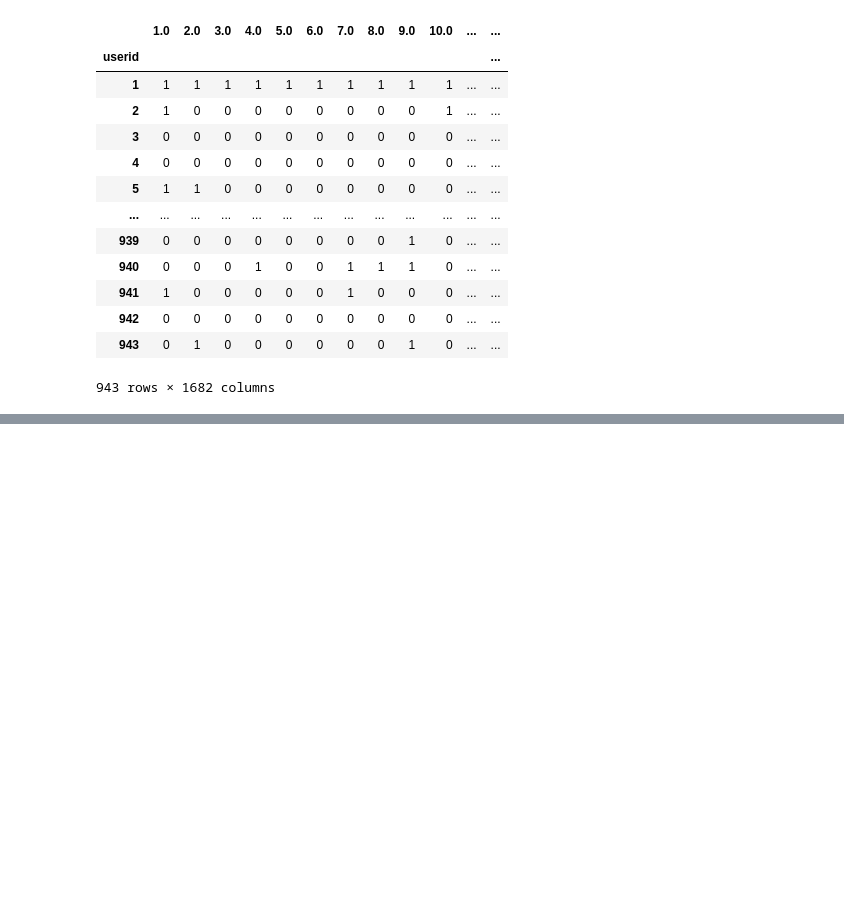
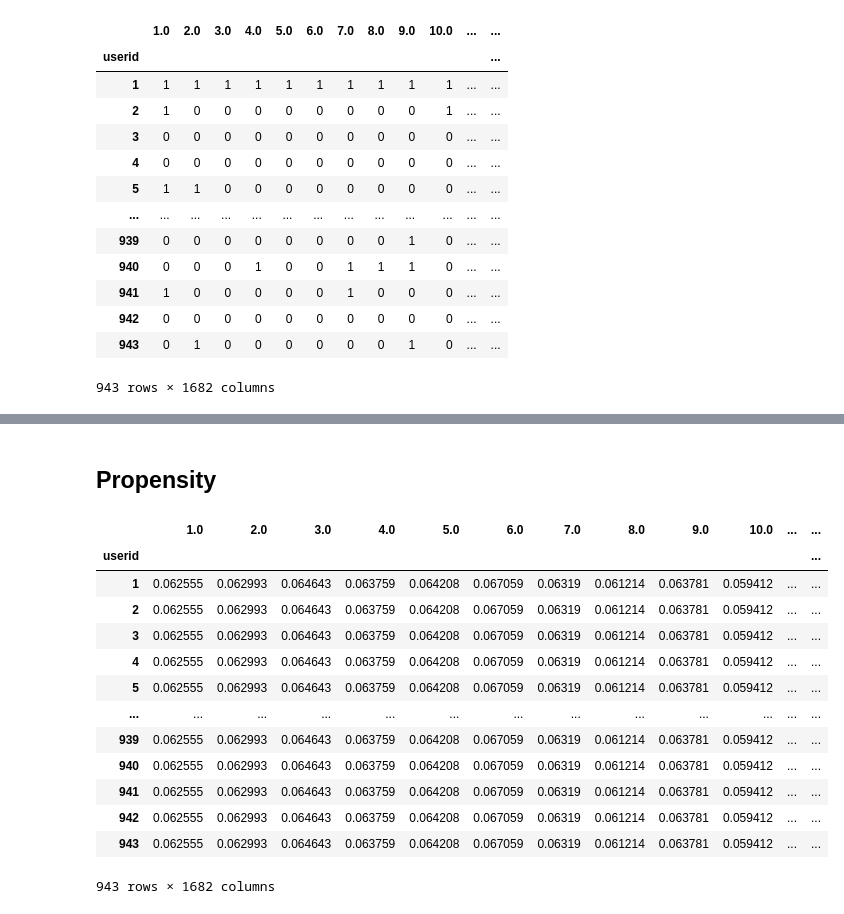
Before and after one commit to Recommendation-System-Project/Recommendation-system, a Jupyter notebook: IPS Module.ipynb, the cells around one changed output, grey strips where cells are left out. Drawn from its saved outputs; the diff is of its cells as text; code cells hidden in the pictures; blank space fills up the shorter version.

```diff
--- a/IPS Module.ipynb
+++ b/IPS Module.ipynb
@@ -161,0 +165,42 @@ array([[7.93063, 7.93063, 7.93063, ..., 7.93063, 7.93063, 7.93063],
+# %% [markdown]
+## Propensity
+# %%
+# P(Oui = 1 | Yui = r) = P(Y=r|O=1)P(O=1)/P(Y=r)
+P_observed = observed_matrix.values.sum()/scale
+P_observed # P(O=1)
+
+P_r_observed_list = [] # P(Y=r|O=1)
+for col in observed_matrix.columns:
+    P_r_observed_list.append(sum(observed_matrix[col])/observed_matrix.values.sum())
+P_r_observed_list = np.array(P_r_observed_list)
+
+P_r_list = [] #P(Y=r)
+for col in observed_matrix.columns:
+    try:
+        P_r_list.append(sum(observed_matrix_MCAR[col])/observed_matrix_MCAR.values.sum())
+    except:
+        P_r_list.append(0.01)
+P_r_list = np.array(P_r_list)
+
+propensities = P_r_observed_list*P_observed/P_r_list
+
+inversePropensities = observed_matrix.copy()
+for col in inversePropensities.columns:
+    inversePropensities[col]= propensities[int(col)-1]
+
+inversePropensities
+# %% [output]
+|  | 1.0 | 2.0 | 3.0 | 4.0 | 5.0 | 6.0 | 7.0 | 8.0 | 9.0 | 10.0 | ... | ... |
+| userid |  |  |  |  |  |  |  |  |  |  |  | ... |
+| 1 | 0.062555 | 0.062993 | 0.064643 | 0.063759 | 0.064208 | 0.067059 | 0.06319 | 0.061214 | 0.063781 | 0.059412 | ... | ... |
+| 2 | 0.062555 | 0.062993 | 0.064643 | 0.063759 | 0.064208 | 0.067059 | 0.06319 | 0.061214 | 0.063781 | 0.059412 | ... | ... |
+| 3 | 0.062555 | 0.062993 | 0.064643 | 0.063759 | 0.064208 | 0.067059 | 0.06319 | 0.061214 | 0.063781 | 0.059412 | ... | ... |
+| 4 | 0.062555 | 0.062993 | 0.064643 | 0.063759 | 0.064208 | 0.067059 | 0.06319 | 0.061214 | 0.063781 | 0.059412 | ... | ... |
+| 5 | 0.062555 | 0.062993 | 0.064643 | 0.063759 | 0.064208 | 0.067059 | 0.06319 | 0.061214 | 0.063781 | 0.059412 | ... | ... |
+| ... | ... | ... | ... | ... | ... | ... | ... | ... | ... | ... | ... | ... |
+| 939 | 0.062555 | 0.062993 | 0.064643 | 0.063759 | 0.064208 | 0.067059 | 0.06319 | 0.061214 | 0.063781 | 0.059412 | ... | ... |
+| 940 | 0.062555 | 0.062993 | 0.064643 | 0.063759 | 0.064208 | 0.067059 | 0.06319 | 0.061214 | 0.063781 | 0.059412 | ... | ... |
+| 941 | 0.062555 | 0.062993 | 0.064643 | 0.063759 | 0.064208 | 0.067059 | 0.06319 | 0.061214 | 0.063781 | 0.059412 | ... | ... |
+| 942 | 0.062555 | 0.062993 | 0.064643 | 0.063759 | 0.064208 | 0.067059 | 0.06319 | 0.061214 | 0.063781 | 0.059412 | ... | ... |
+| 943 | 0.062555 | 0.062993 | 0.064643 | 0.063759 | 0.064208 | 0.067059 | 0.06319 | 0.061214 | 0.063781 | 0.059412 | ... | ... |
+943 rows × 1682 columns
```
Also changed, not shown: parts of 10 cells of this notebook.
